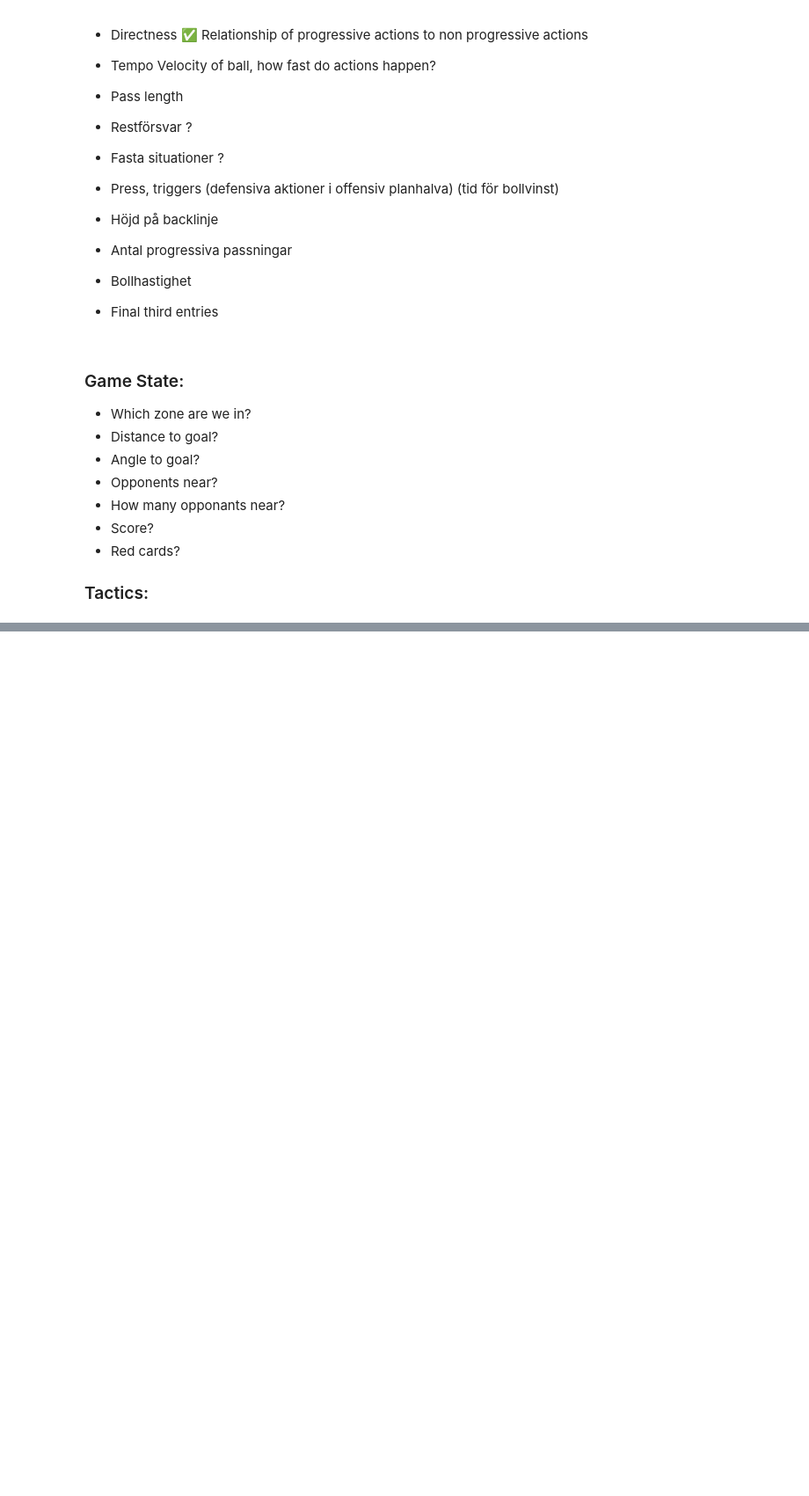
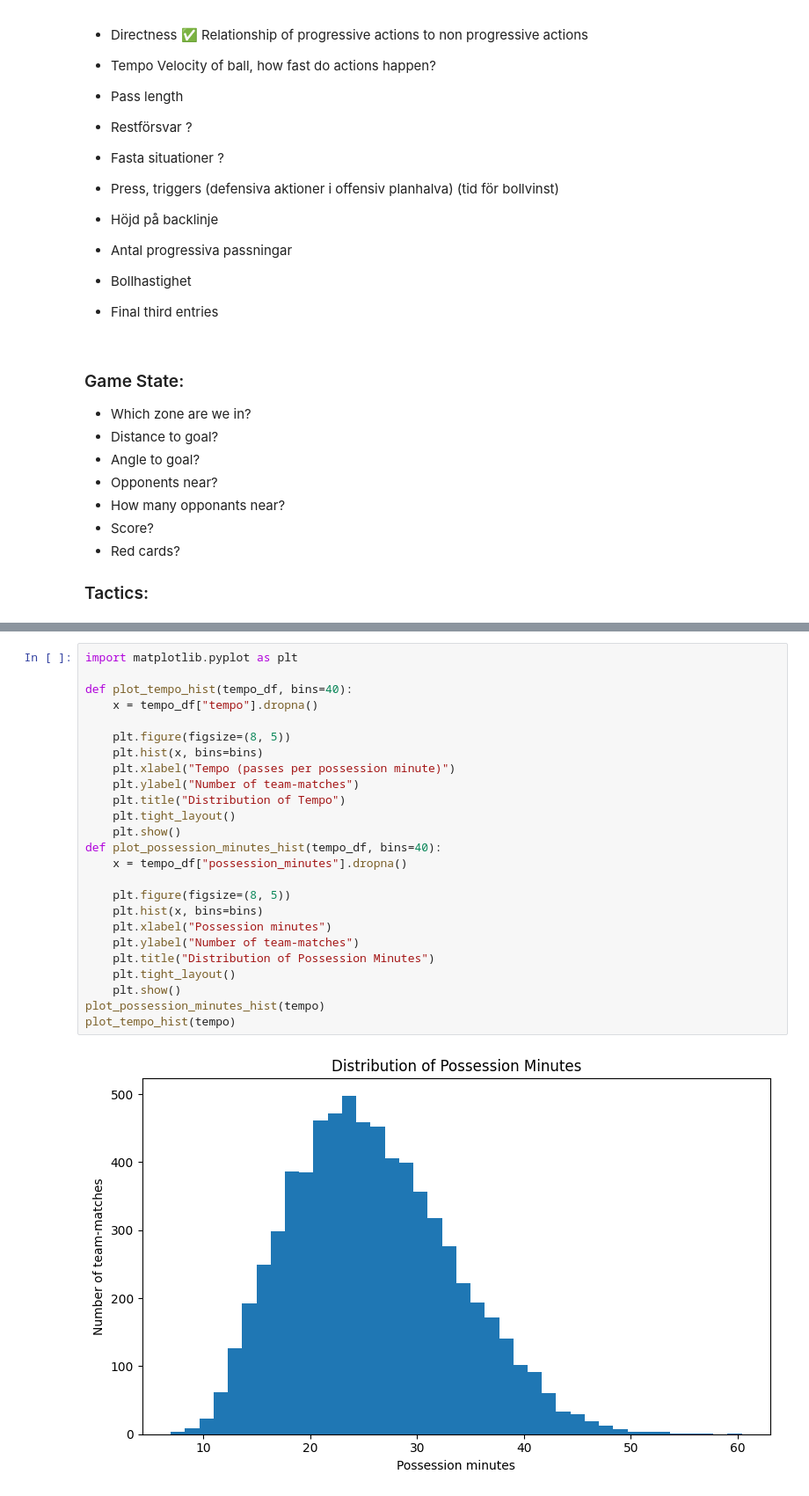
Before and after one commit to Stefan-coder1/Exjobb, a Jupyter notebook: feature_engineer.ipynb, the cells around one changed output, grey strips where cells are left out. Shown at 88% size. Saved outputs shown, nothing was run; the diff lists cells and outputs as text; blank space fills up the shorter version.

```diff
--- a/feature_engineer.ipynb
+++ b/feature_engineer.ipynb
@@ -168,0 +293,27 @@ KeyError: 'match_id'
+# %%
+import matplotlib.pyplot as plt
+
+def plot_tempo_hist(tempo_df, bins=40):
+    x = tempo_df["tempo"].dropna()
+
+    plt.figure(figsize=(8, 5))
+    plt.hist(x, bins=bins)
+    plt.xlabel("Tempo (passes per possession minute)")
+    plt.ylabel("Number of team-matches")
+    plt.title("Distribution of Tempo")
+    plt.tight_layout()
+    plt.show()
+def plot_possession_minutes_hist(tempo_df, bins=40):
+    x = tempo_df["possession_minutes"].dropna()
+
+    plt.figure(figsize=(8, 5))
+    plt.hist(x, bins=bins)
+    plt.xlabel("Possession minutes")
+    plt.ylabel("Number of team-matches")
+    plt.title("Distribution of Possession Minutes")
+    plt.tight_layout()
+    plt.show()
+plot_possession_minutes_hist(tempo)
+plot_tempo_hist(tempo)
+# %% [output]
+[figure, added]
```
Also changed, not shown: parts of 8 cells of this notebook, 5 other files.
